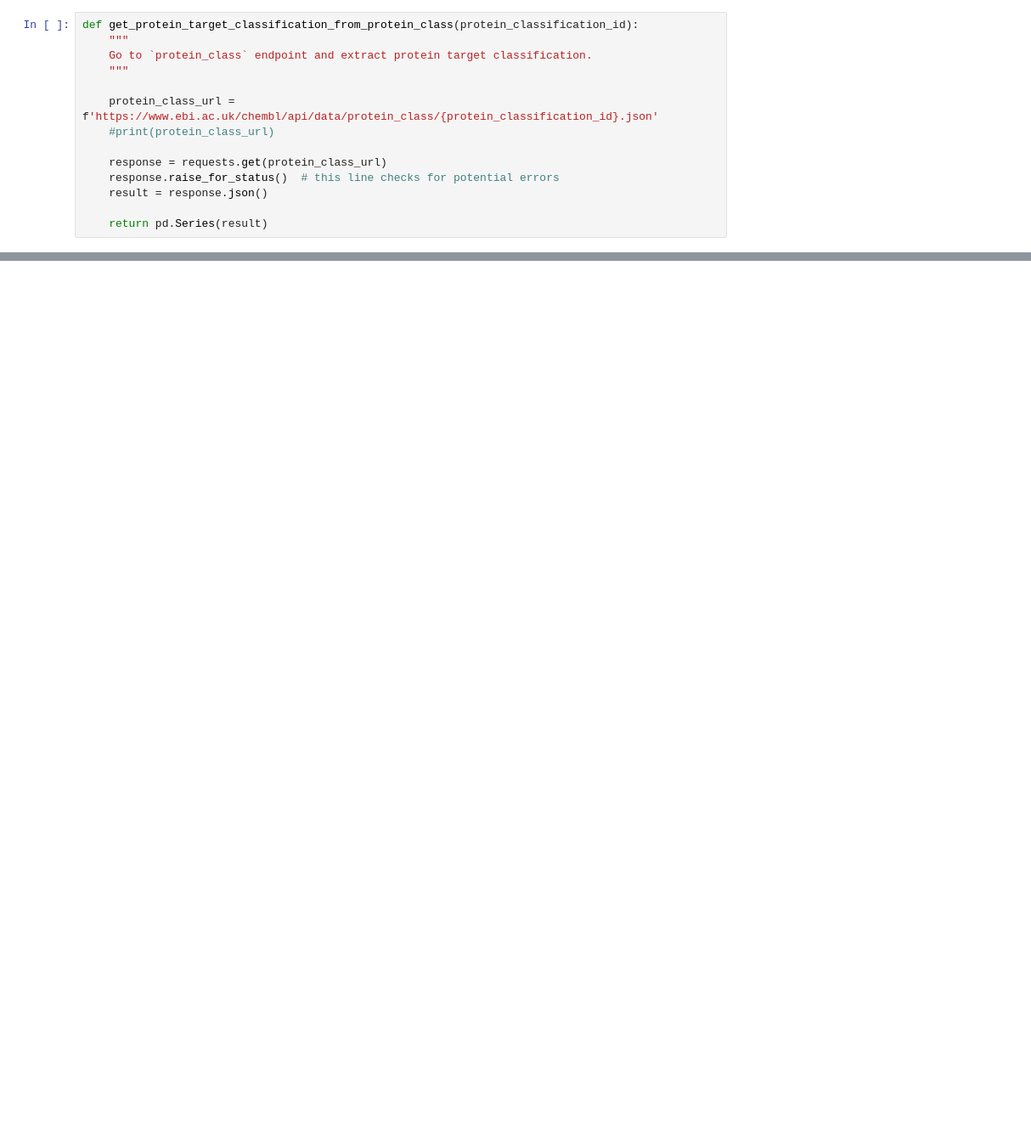
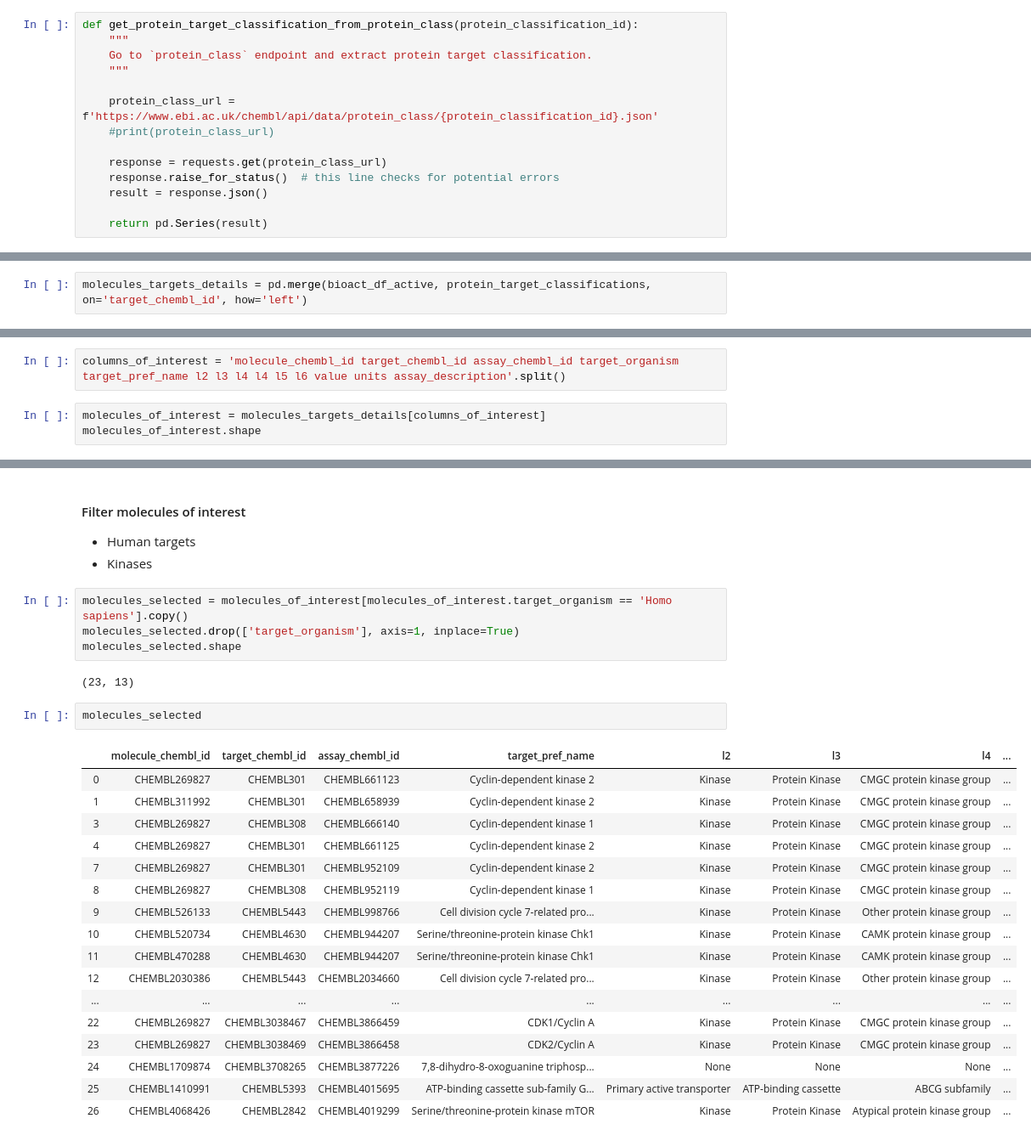
Before and after one commit to volkamerlab/KinaseFocusedFragmentLibrary, a Jupyter notebook: kinase_focused_fragment_library/analysis/ligand_analysis/chembl_molecule_details.ipynb, the cells around one changed output, grey strips where cells are left out. Shown at 85% size. Drawn from its saved outputs; the diff is of its cells as text; blank space fills up the shorter version.

Commit message:
Add molecule-target connection to notebook
Multi-line description of commit,
feel free to be detailed.

```diff
--- a/kinase_focused_fragment_library/analysis/ligand_analysis/chembl_molecule_details.ipynb
+++ b/kinase_focused_fragment_library/analysis/ligand_analysis/chembl_molecule_details.ipynb
@@ -401,0 +512,2 @@ protein_target_classifications
+# %%
+molecules_targets_details = pd.merge(bioact_df_active, protein_target_classifications, on='target_chembl_id', how='left')
@@ -401,0 +535,5 @@ protein_target_classifications
+# %%
+columns_of_interest = 'molecule_chembl_id target_chembl_id assay_chembl_id target_organism target_pref_name l2 l3 l4 l4 l5 l6 value units assay_description'.split()
+# %%
+molecules_of_interest = molecules_targets_details[columns_of_interest]
+molecules_of_interest.shape
@@ -401,0 +562,31 @@ protein_target_classifications
+# %% [markdown]
+#### Filter molecules of interest
+
+- Human targets
+- Kinases
+# %%
+molecules_selected = molecules_of_interest[molecules_of_interest.target_organism == 'Homo sapiens'].copy()
+molecules_selected.drop(['target_organism'], axis=1, inplace=True)
+molecules_selected.shape
+# %% [output]
+(23, 13)
+# %%
+molecules_selected
+# %% [output]
+|  | molecule_chembl_id | target_chembl_id | assay_chembl_id | target_pref_name | l2 | l3 | l4 | ... |
+| 0 | CHEMBL269827 | CHEMBL301 | CHEMBL661123 | Cyclin-dependent kinase 2 | Kinase | Protein Kinase | CMGC protein kinase group | ... |
+| 1 | CHEMBL311992 | CHEMBL301 | CHEMBL658939 | Cyclin-dependent kinase 2 | Kinase | Protein Kinase | CMGC protein kinase group | ... |
+| 3 | CHEMBL269827 | CHEMBL308 | CHEMBL666140 | Cyclin-dependent kinase 1 | Kinase | Protein Kinase | CMGC protein kinase group | ... |
+| 4 | CHEMBL269827 | CHEMBL301 | CHEMBL661125 | Cyclin-dependent kinase 2 | Kinase | Protein Kinase | CMGC protein kinase group | ... |
+| 7 | CHEMBL269827 | CHEMBL301 | CHEMBL952109 | Cyclin-dependent kinase 2 | Kinase | Protein Kinase | CMGC protein kinase group | ... |
+| 8 | CHEMBL269827 | CHEMBL308 | CHEMBL952119 | Cyclin-dependent kinase 1 | Kinase | Protein Kinase | CMGC protein kinase group | ... |
+| 9 | CHEMBL526133 | CHEMBL5443 | CHEMBL998766 | Cell division cycle 7-related pro... | Kinase | Protein Kinase | Other protein kinase group | ... |
+| 10 | CHEMBL520734 | CHEMBL4630 | CHEMBL944207 | Serine/threonine-protein kinase Chk1 | Kinase | Protein Kinase | CAMK protein kinase group | ... |
+| 11 | CHEMBL470288 | CHEMBL4630 | CHEMBL944207 | Serine/threonine-protein kinase Chk1 | Kinase | Protein Kinase | CAMK protein kinase group | ... |
+| 12 | CHEMBL2030386 | CHEMBL5443 | CHEMBL2034660 | Cell division cycle 7-related pro... | Kinase | Protein Kinase | Other protein kinase group | ... |
+| ... | ... | ... | ... | ... | ... | ... | ... | ... |
+| 22 | CHEMBL269827 | CHEMBL3038467 | CHEMBL3866459 | CDK1/Cyclin A | Kinase | Protein Kinase | CMGC protein kinase group | ... |
+| 23 | CHEMBL269827 | CHEMBL3038469 | CHEMBL3866458 | CDK2/Cyclin A | Kinase | Protein Kinase | CMGC protein kinase group | ... |
+| 24 | CHEMBL1709874 | CHEMBL3708265 | CHEMBL3877226 | 7,8-dihydro-8-oxoguanine triphosp... | None | None | None | ... |
+| 25 | CHEMBL1410991 | CHEMBL5393 | CHEMBL4015695 | ATP-binding cassette sub-family G... | Primary active transporter | ATP-binding cassette | ABCG subfamily | ... |
+| 26 | CHEMBL4068426 | CHEMBL2842 | CHEMBL4019299 | Serine/threonine-protein kinase mTOR | Kinase | Protein Kinase | Atypical protein kinase group | ... |
```
Also changed, not shown: parts of 39 cells of this notebook.
